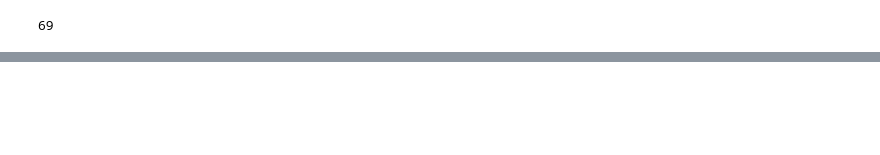
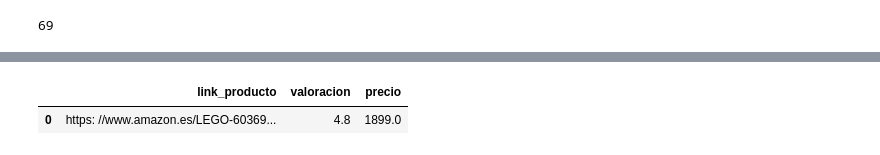
Before and after one commit to jovannaro44/Apuntes_Data_Junio24, a Jupyter notebook: Materiales/ejercicio_amazon_jovanna.ipynb, the cells around one changed output, grey strips where cells are left out. Saved outputs shown, nothing was run; the diff lists cells and outputs as text; code cells hidden in the pictures; blank space fills up the shorter version.

Commit message:
amazon scarpeo

```diff
--- a/Materiales/ejercicio_amazon_jovanna.ipynb
+++ b/Materiales/ejercicio_amazon_jovanna.ipynb
@@ -145,0 +104,34 @@ productos[68].text.split('\n')
+# %%
+soup = bs(driver.page_source, 'html.parser')
+productos_raw = soup.find_all('div', class_='a-section a-spacing-base')
+
+productos = []
+# Mostramos lista de productos y guardamos en lista filtrada sin promocionados
+for producto in productos_raw:
+    if "Patrocinado" not in producto.text:
+        print (producto.text)
+        print (producto.find ('h2').text)
+        print (producto.find('i'). text)
+        print (len(producto.find_all('span', class_='a-price')))
+        print(producto.find('span', class_='a-price').text.split("€")[0].strip().replace(',','•')+"€")
+        productos.append(producto)
+
+info_productos = []
+for i, producto in enumerate(productos) :
+    dicc_productos = {}
+    #Link
+    prefijo_url = 'https: //www.amazon.es'
+    link_parcial = producto.find('a').attrs['href']
+    link_producto = prefijo_url+link_parcial
+    dicc_productos['link_producto'] = link_producto
+    print (f'Link del producto {1} es: {link_producto}')
+    #Estrellas
+    valoracion = float(producto.find('i'). text.split(' ')[0].replace(',','.'))
+    dicc_productos['valoracion'] = valoracion
+    print(f"Valoración del producto: {valoracion}")
+    #Precio
+    precio = float(producto.find('span', class_='a-price').text.split("€")[0].strip().replace(',',''))
+    dicc_productos['precio'] = precio
+    print(f"Precio del producto: {precio}€")
+    info_productos.append(dicc_productos)
+    #Nombre
@@ -146,2 +156,9 @@ productos[68].text.split('\n')
+# %%
+import pandas as pd
+df_juguetes_lego = pd.DataFrame(dicc_productos, index=[0])
+df_juguetes_lego
+# %% [output]
+|  | link_producto | valoracion | precio |
+| 0 | https: //www.amazon.es/LEGO-60369... | 4.8 | 1899.0 |
 # %%
 driver.quit()
```
Also changed, not shown: parts of 10 cells of this notebook.
